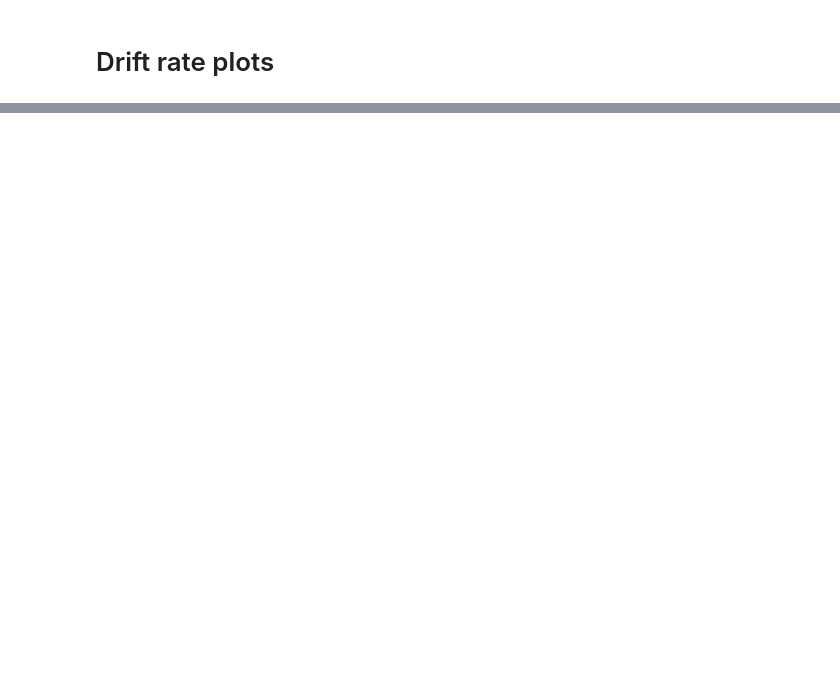
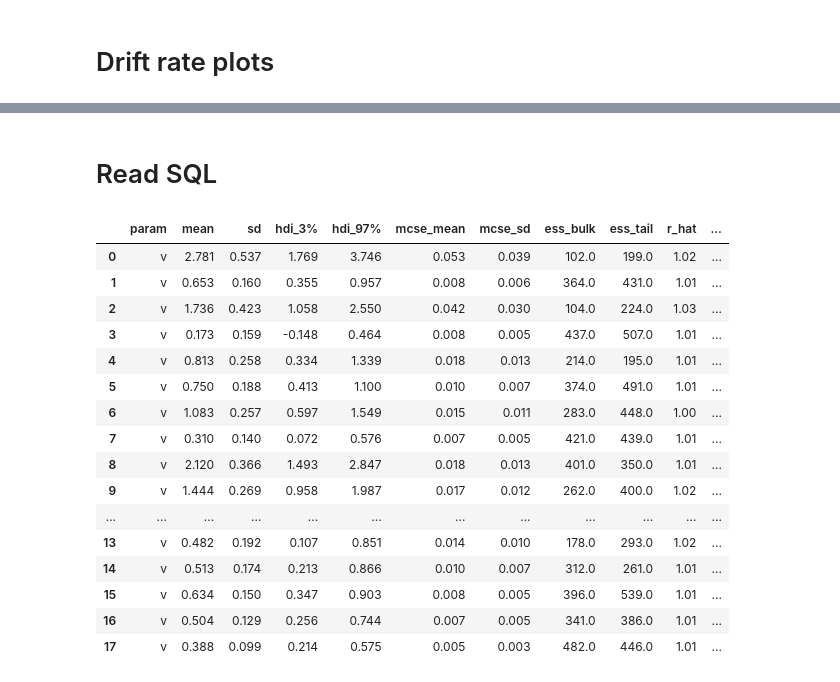
Before and after one commit to jjjj17/HSSM-fitting, a Jupyter notebook: hssm.ipynb, the cells around one changed output, grey strips where cells are left out. Saved outputs shown, nothing was run; the diff lists cells and outputs as text; code cells hidden in the pictures; blank space fills up the shorter version.

Commit message:
created sqlite database, added write and read fit results from db

```diff
--- a/hssm.ipynb
+++ b/hssm.ipynb
@@ -202,0 +343,27 @@ plt.show()
+# %% [markdown]
+# Read SQL
+# %%
+query = "SELECT * FROM summaries WHERE param='v'"
+conn = sqlite3.connect('hssm_fits.db')
+df_v_all = pd.read_sql_query(query, conn)
+conn.close()
+# %%
+df_v_all
+# %% [output]
+|  | param | mean | sd | hdi_3% | hdi_97% | mcse_mean | mcse_sd | ess_bulk | ess_tail | r_hat | ... |
+| 0 | v | 2.781 | 0.537 | 1.769 | 3.746 | 0.053 | 0.039 | 102.0 | 199.0 | 1.02 | ... |
+| 1 | v | 0.653 | 0.160 | 0.355 | 0.957 | 0.008 | 0.006 | 364.0 | 431.0 | 1.01 | ... |
+| 2 | v | 1.736 | 0.423 | 1.058 | 2.550 | 0.042 | 0.030 | 104.0 | 224.0 | 1.03 | ... |
+| 3 | v | 0.173 | 0.159 | -0.148 | 0.464 | 0.008 | 0.005 | 437.0 | 507.0 | 1.01 | ... |
+| 4 | v | 0.813 | 0.258 | 0.334 | 1.339 | 0.018 | 0.013 | 214.0 | 195.0 | 1.01 | ... |
+| 5 | v | 0.750 | 0.188 | 0.413 | 1.100 | 0.010 | 0.007 | 374.0 | 491.0 | 1.01 | ... |
+| 6 | v | 1.083 | 0.257 | 0.597 | 1.549 | 0.015 | 0.011 | 283.0 | 448.0 | 1.00 | ... |
+| 7 | v | 0.310 | 0.140 | 0.072 | 0.576 | 0.007 | 0.005 | 421.0 | 439.0 | 1.01 | ... |
+| 8 | v | 2.120 | 0.366 | 1.493 | 2.847 | 0.018 | 0.013 | 401.0 | 350.0 | 1.01 | ... |
+| 9 | v | 1.444 | 0.269 | 0.958 | 1.987 | 0.017 | 0.012 | 262.0 | 400.0 | 1.02 | ... |
+| ... | ... | ... | ... | ... | ... | ... | ... | ... | ... | ... | ... |
+| 13 | v | 0.482 | 0.192 | 0.107 | 0.851 | 0.014 | 0.010 | 178.0 | 293.0 | 1.02 | ... |
+| 14 | v | 0.513 | 0.174 | 0.213 | 0.866 | 0.010 | 0.007 | 312.0 | 261.0 | 1.01 | ... |
+| 15 | v | 0.634 | 0.150 | 0.347 | 0.903 | 0.008 | 0.005 | 396.0 | 539.0 | 1.01 | ... |
+| 16 | v | 0.504 | 0.129 | 0.256 | 0.744 | 0.007 | 0.005 | 341.0 | 386.0 | 1.01 | ... |
+| 17 | v | 0.388 | 0.099 | 0.214 | 0.575 | 0.005 | 0.003 | 482.0 | 446.0 | 1.01 | ... |
```
Also changed, not shown: parts of 17 cells of this notebook, 1 other file.
